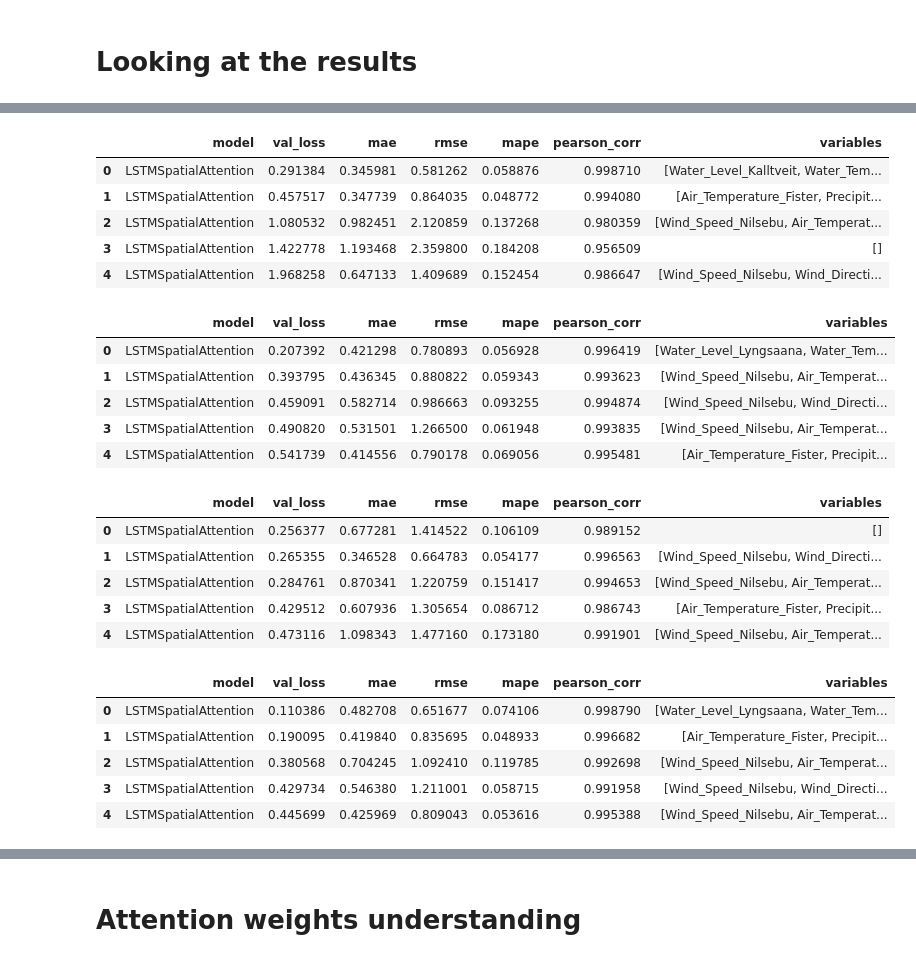
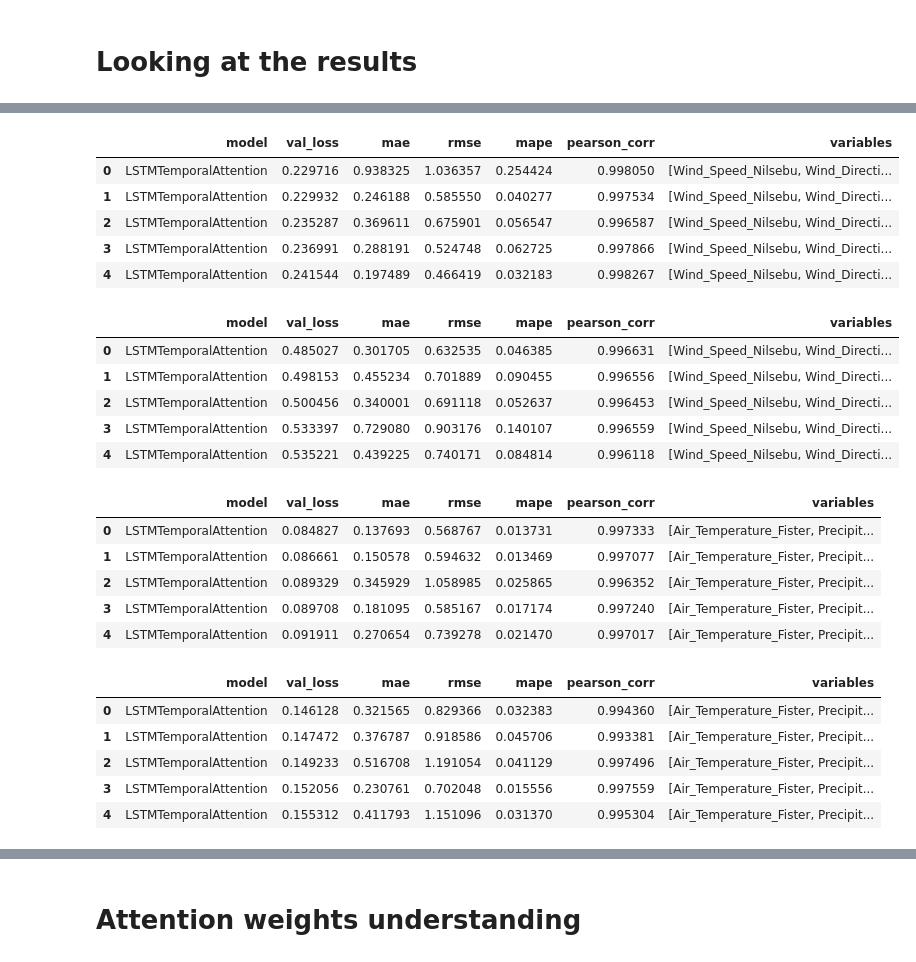
Before and after one commit to BorMagnus/hydro-ml, a Jupyter notebook: notebooks/06-model-evaluation.ipynb, the cells around one changed output, grey strips where cells are left out. Saved outputs shown, nothing was run; the diff lists cells and outputs as text; code cells hidden in the pictures.

```diff
--- a/notebooks/06-model-evaluation.ipynb
+++ b/notebooks/06-model-evaluation.ipynb
@@ -173,7 +173,6 @@ for model_dir in model_dirs:
         run_dir = checkpoint.parents[1]
         losses = get_losses(run_dir)
         plot_losses(losses)
-    break
 # %% [markdown]
 # Looking at the results
 # %%
@@ -208,7 +207,8 @@ for model_dir in model_dirs:
                 "mae": mae,
                 "rmse": rmse,
                 "mape": mape,
-                "pearson_corr": pearson_corr,                 "variables": params["data"]["variables"],
+                "pearson_corr": pearson_corr,
+                "variables": params["data"]["variables"],
             }
         )
     df = pd.DataFrame(rows).sort_values("val_loss")
@@ -255,36 +248,36 @@ model_dfs.get("data_4-attention_max")
 # %%
-model_dfs.get("data_1-spatial")
+model_dfs.get("data_1-temporal_pop")
 # %% [output]
 |  | model | val_loss | mae | rmse | mape | pearson_corr | variables |
-| 0 | LSTMSpatialAttention | 0.291384 | 0.345981 | 0.581262 | 0.058876 | 0.998710 | [Water_Level_Kalltveit, Water_Tem... |
-| 1 | LSTMSpatialAttention | 0.457517 | 0.347739 | 0.864035 | 0.048772 | 0.994080 | [Air_Temperature_Fister, Precipit... |
-| 2 | LSTMSpatialAttention | 1.080532 | 0.982451 | 2.120859 | 0.137268 | 0.980359 | [Wind_Speed_Nilsebu, Air_Temperat... |
-| 3 | LSTMSpatialAttention | 1.422778 | 1.193468 | 2.359800 | 0.184208 | 0.956509 | [] |
-| 4 | LSTMSpatialAttention | 1.968258 | 0.647133 | 1.409689 | 0.152454 | 0.986647 | [Wind_Speed_Nilsebu, Wind_Directi... |
+| 0 | LSTMTemporalAttention | 0.229716 | 0.938325 | 1.036357 | 0.254424 | 0.998050 | [Wind_Speed_Nilsebu, Wind_Directi... |
+| 1 | LSTMTemporalAttention | 0.229932 | 0.246188 | 0.585550 | 0.040277 | 0.997534 | [Wind_Speed_Nilsebu, Wind_Directi... |
+| 2 | LSTMTemporalAttention | 0.235287 | 0.369611 | 0.675901 | 0.056547 | 0.996587 | [Wind_Speed_Nilsebu, Wind_Directi... |
+| 3 | LSTMTemporalAttention | 0.236991 | 0.288191 | 0.524748 | 0.062725 | 0.997866 | [Wind_Speed_Nilsebu, Wind_Directi... |
+| 4 | LSTMTemporalAttention | 0.241544 | 0.197489 | 0.466419 | 0.032183 | 0.998267 | [Wind_Speed_Nilsebu, Wind_Directi... |
 # %%
-model_dfs.get("data_2-spatial")
+model_dfs.get("data_2-temporal_pop")
 # %% [output]
 |  | model | val_loss | mae | rmse | mape | pearson_corr | variables |
-| 0 | LSTMSpatialAttention | 0.207392 | 0.421298 | 0.780893 | 0.056928 | 0.996419 | [Water_Level_Lyngsaana, Water_Tem... |
-| 1 | LSTMSpatialAttention | 0.393795 | 0.436345 | 0.880822 | 0.059343 | 0.993623 | [Wind_Speed_Nilsebu, Air_Temperat... |
-| 2 | LSTMSpatialAttention | 0.459091 | 0.582714 | 0.986663 | 0.093255 | 0.994874 | [Wind_Speed_Nilsebu, Wind_Directi... |
-| 3 | LSTMSpatialAttention | 0.490820 | 0.531501 | 1.266500 | 0.061948 | 0.993835 | [Wind_Speed_Nilsebu, Air_Temperat... |
-| 4 | LSTMSpatialAttention | 0.541739 | 0.414556 | 0.790178 | 0.069056 | 0.995481 | [Air_Temperature_Fister, Precipit... |
+| 0 | LSTMTemporalAttention | 0.485027 | 0.301705 | 0.632535 | 0.046385 | 0.996631 | [Wind_Speed_Nilsebu, Wind_Directi... |
+| 1 | LSTMTemporalAttention | 0.498153 | 0.455234 | 0.701889 | 0.090455 | 0.996556 | [Wind_Speed_Nilsebu, Wind_Directi... |
+| 2 | LSTMTemporalAttention | 0.500456 | 0.340001 | 0.691118 | 0.052637 | 0.996453 | [Wind_Speed_Nilsebu, Wind_Directi... |
+| 3 | LSTMTemporalAttention | 0.533397 | 0.729080 | 0.903176 | 0.140107 | 0.996559 | [Wind_Speed_Nilsebu, Wind_Directi... |
+| 4 | LSTMTemporalAttention | 0.535221 | 0.439225 | 0.740171 | 0.084814 | 0.996118 | [Wind_Speed_Nilsebu, Wind_Directi... |
 # %%
-model_dfs.get("data_3-spatial")
+model_dfs.get("data_3-temporal_pop")
 # %% [output]
 |  | model | val_loss | mae | rmse | mape | pearson_corr | variables |
-| 0 | LSTMSpatialAttention | 0.256377 | 0.677281 | 1.414522 | 0.106109 | 0.989152 | [] |
-| 1 | LSTMSpatialAttention | 0.265355 | 0.346528 | 0.664783 | 0.054177 | 0.996563 | [Wind_Speed_Nilsebu, Wind_Directi... |
-| 2 | LSTMSpatialAttention | 0.284761 | 0.870341 | 1.220759 | 0.151417 | 0.994653 | [Wind_Speed_Nilsebu, Air_Temperat... |
-| 3 | LSTMSpatialAttention | 0.429512 | 0.607936 | 1.305654 | 0.086712 | 0.986743 | [Air_Temperature_Fister, Precipit... |
-| 4 | LSTMSpatialAttention | 0.473116 | 1.098343 | 1.477160 | 0.173180 | 0.991901 | [Wind_Speed_Nilsebu, Air_Temperat... |
+| 0 | LSTMTemporalAttention | 0.084827 | 0.137693 | 0.568767 | 0.013731 | 0.997333 | [Air_Temperature_Fister, Precipit... |
+| 1 | LSTMTemporalAttention | 0.086661 | 0.150578 | 0.594632 | 0.013469 | 0.997077 | [Air_Temperature_Fister, Precipit... |
+| 2 | LSTMTemporalAttention | 0.089329 | 0.345929 | 1.058985 | 0.025865 | 0.996352 | [Air_Temperature_Fister, Precipit... |
+| 3 | LSTMTemporalAttention | 0.089708 | 0.181095 | 0.585167 | 0.017174 | 0.997240 | [Air_Temperature_Fister, Precipit... |
+| 4 | LSTMTemporalAttention | 0.091911 | 0.270654 | 0.739278 | 0.021470 | 0.997017 | [Air_Temperature_Fister, Precipit... |
 # %%
-model_dfs.get("data_4-spatial")
+model_dfs.get("data_4-temporal_pop")
 # %% [output]
 |  | model | val_loss | mae | rmse | mape | pearson_corr | variables |
-| 0 | LSTMSpatialAttention | 0.110386 | 0.482708 | 0.651677 | 0.074106 | 0.998790 | [Water_Level_Lyngsaana, Water_Tem... |
-| 1 | LSTMSpatialAttention | 0.190095 | 0.419840 | 0.835695 | 0.048933 | 0.996682 | [Air_Temperature_Fister, Precipit... |
-| 2 | LSTMSpatialAttention | 0.380568 | 0.704245 | 1.092410 | 0.119785 | 0.992698 | [Wind_Speed_Nilsebu, Air_Temperat... |
-| 3 | LSTMSpatialAttention | 0.429734 | 0.546380 | 1.211001 | 0.058715 | 0.991958 | [Wind_Speed_Nilsebu, Wind_Directi... |
-| 4 | LSTMSpatialAttention | 0.445699 | 0.425969 | 0.809043 | 0.053616 | 0.995388 | [Wind_Speed_Nilsebu, Air_Temperat... |
+| 0 | LSTMTemporalAttention | 0.146128 | 0.321565 | 0.829366 | 0.032383 | 0.994360 | [Air_Temperature_Fister, Precipit... |
+| 1 | LSTMTemporalAttention | 0.147472 | 0.376787 | 0.918586 | 0.045706 | 0.993381 | [Air_Temperature_Fister, Precipit... |
+| 2 | LSTMTemporalAttention | 0.149233 | 0.516708 | 1.191054 | 0.041129 | 0.997496 | [Air_Temperature_Fister, Precipit... |
+| 3 | LSTMTemporalAttention | 0.152056 | 0.230761 | 0.702048 | 0.015556 | 0.997559 | [Air_Temperature_Fister, Precipit... |
+| 4 | LSTMTemporalAttention | 0.155312 | 0.411793 | 1.151096 | 0.031370 | 0.995304 | [Air_Temperature_Fister, Precipit... |
```
Also changed, not shown: parts of 7 cells of this notebook, 2 other files.
